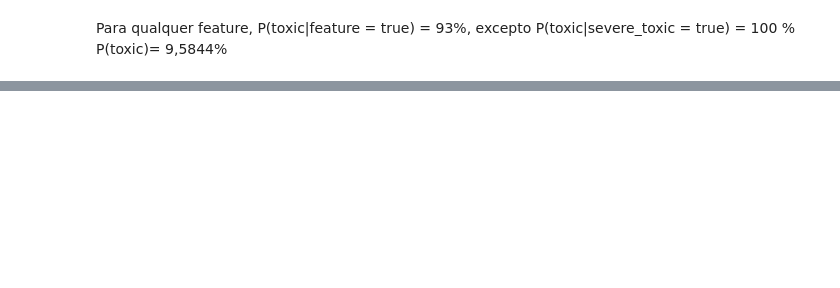
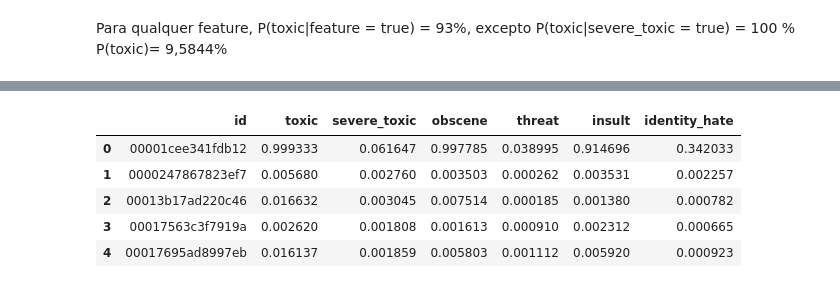
Before and after one commit to sgpjesus/NLP-Problem-Set-1, a Jupyter notebook: Toxic Comments.ipynb, the cells around one changed output, grey strips where cells are left out. Saved outputs shown, nothing was run; the diff lists cells and outputs as text; code cells hidden in the pictures; blank space fills up the shorter version.

```diff
--- a/Toxic Comments.ipynb
+++ b/Toxic Comments.ipynb
@@ -330,0 +230,18 @@ len(Features)
+# %%
+Prediction = pd.DataFrame()
+preds = np.zeros((len(Testtable), len(label_cols)))
+for i,j in enumerate(label_cols):
+    logisticmodel.fit(Tfidftraining, Trainingtable[j])
+    preds[:,i] = logisticmodel.predict_proba(Tfidftest)[:,1]
+# %%
+Prediction = pd.DataFrame(Testtable['id'])
+Prediction = pd.concat([Prediction, pd.DataFrame(preds, columns = label_cols)], axis= 1)
+# %%
+Prediction.head()
+# %% [output]
+|  | id | toxic | severe_toxic | obscene | threat | insult | identity_hate |
+| 0 | 00001cee341fdb12 | 0.999333 | 0.061647 | 0.997785 | 0.038995 | 0.914696 | 0.342033 |
+| 1 | 0000247867823ef7 | 0.005680 | 0.002760 | 0.003503 | 0.000262 | 0.003531 | 0.002257 |
+| 2 | 00013b17ad220c46 | 0.016632 | 0.003045 | 0.007514 | 0.000185 | 0.001380 | 0.000782 |
+| 3 | 00017563c3f7919a | 0.002620 | 0.001808 | 0.001613 | 0.000910 | 0.002312 | 0.000665 |
+| 4 | 00017695ad8997eb | 0.016137 | 0.001859 | 0.005803 | 0.001112 | 0.005920 | 0.000923 |
```
Also changed, not shown: parts of 132 cells of this notebook, 2 other files.
